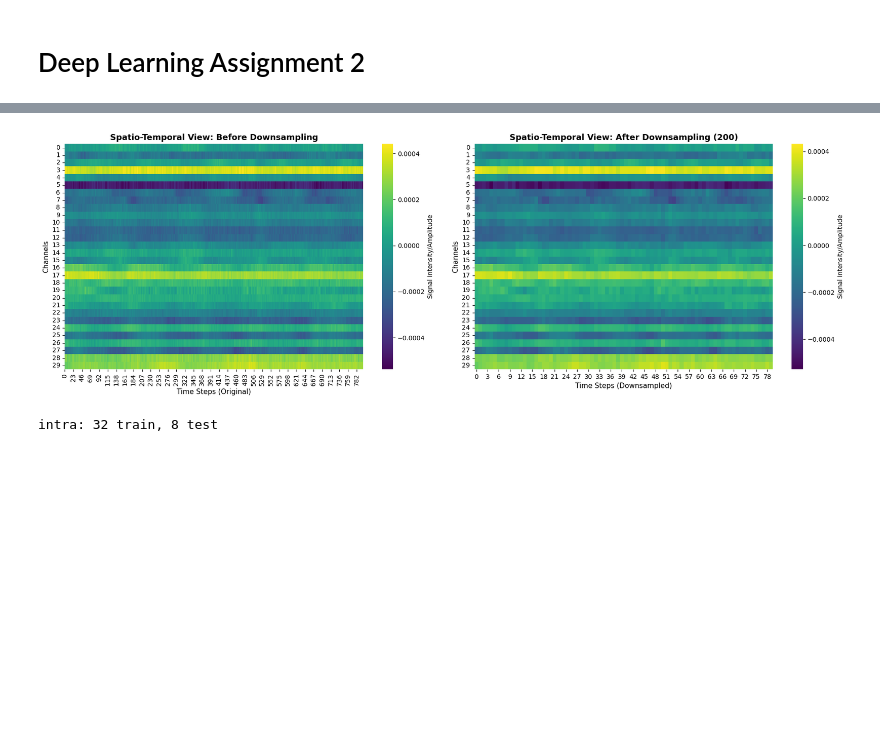
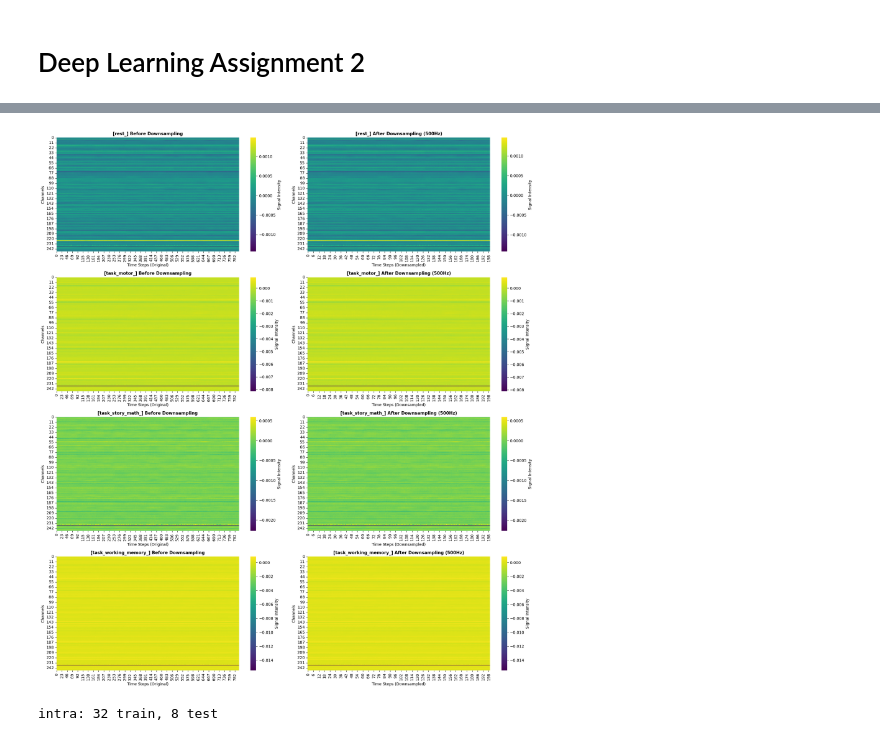
Before and after one commit to kianniek/UU_DeepLearning_Assignment_2, a Jupyter notebook: notebooks/main.ipynb, the cells around one changed output, grey strips where cells are left out. Saved outputs shown, nothing was run; the diff lists cells and outputs as text; code cells hidden in the pictures; blank space fills up the shorter version.

```diff
--- a/notebooks/main.ipynb
+++ b/notebooks/main.ipynb
@@ -115,34 +180,41 @@ plt.show()
 # %%
 # --- Configuration ---
-num_channels_to_plot = 30       # Number of channels to display on the y-axis
+num_channels_to_plot = 248       # Number of channels to display on the y-axis
 raw_heatmap_time_length = 800   # Number of time steps for the original heatmap
 
-# Define matching time windows for alignment
-heatmap_time_raw = preprocessed_matrix[:num_channels_to_plot, :raw_heatmap_time_length]
-heatmap_time_ds = downsampled_matrix[:num_channels_to_plot, :int(raw_heatmap_time_length / downsample_factor)]
+fig, axes = plt.subplots(4, 2, figsize=(18, 20))
 
-# --- Plotting ---
-fig, (ax1, ax2) = plt.subplots(1, 2, figsize=(18, 6))
+for idx, (prefix, data) in enumerate(task_data.items()):
+    ax1 = axes[idx, 0]
+    ax2 = axes[idx, 1]
 
-# 1. Heatmap Before Downsampling
-sns.heatmap(heatmap_time_raw, cmap='viridis', ax=ax1,
-            cbar_kws={'label': 'Signal Intensity/Amplitude'})
-ax1.set_title('Spatio-Temporal View: Before Downsampling', fontsize=13, fontweight='bold')
-ax1.set_xlabel('Time Steps (Original)', fontsize=11)
-ax1.set_ylabel('Channels', fontsize=11)
+    preprocessed_matrix = data['preprocessed']
+    downsampled_matrix = data['downsampled']
+    downsample_factor = data['factor']
 
-# 2. Heatmap After Downsampling
-sns.heatmap(heatmap_time_ds, cmap='viridis', ax=ax2,
-            cbar_kws={'label': 'Signal Intensity/Amplitude'})
-ax2.set_title(f'Spatio-Temporal View: After Downsampling ({target_downsample_rate})', fontsize=13, fontweight='bold')
-ax2.set_xlabel('Time Steps (Downsampled)', fontsize=11)
-ax2.set_ylabel('Channels', fontsize=11)
+    # Define matching time windows for alignment
+    heatmap_time_raw = preprocessed_matrix[:num_channels_to_plot, :raw_heatmap_time_length]
+    heatmap_time_ds = downsampled_matrix[:num_channels_to_plot, :int(raw_heatmap_time_length / downsample_factor)]
+
+    # 1. Heatmap Before Downsampling
+    sns.heatmap(heatmap_time_raw, cmap='viridis', ax=ax1,
+                cbar_kws={'label': 'Signal Intensity'})
+    ax1.set_title(f'[{prefix}] Before Downsampling', fontsize=11, fontweight='bold')
+    ax1.set_xlabel('Time Steps (Original)', fontsize=10)
+    ax1.set_ylabel('Channels', fontsize=10)
+
+    # 2. Heatmap After Downsampling
+    sns.heatmap(heatmap_time_ds, cmap='viridis', ax=ax2,
+                cbar_kws={'label': 'Signal Intensity'})
+    ax2.set_title(f'[{prefix}] After Downsampling ({target_downsample_rate}Hz)', fontsize=11, fontweight='bold')
+    ax2.set_xlabel('Time Steps (Downsampled)', fontsize=10)
+    ax2.set_ylabel('Channels', fontsize=10)
 
 plt.tight_layout()
-plt.savefig('meg_heatmap_comparison.png', dpi=300)
+plt.savefig('../reports/figures/meg_heatmap_comparison_all_tasks.png', dpi=300)
 plt.show()
 # %% [output]
-[figure, old version]
+[figure, new version]
 # %%
 label_map = {
     "rest": 0,
```
Also changed, not shown: parts of 11 cells of this notebook, 21 other files.
